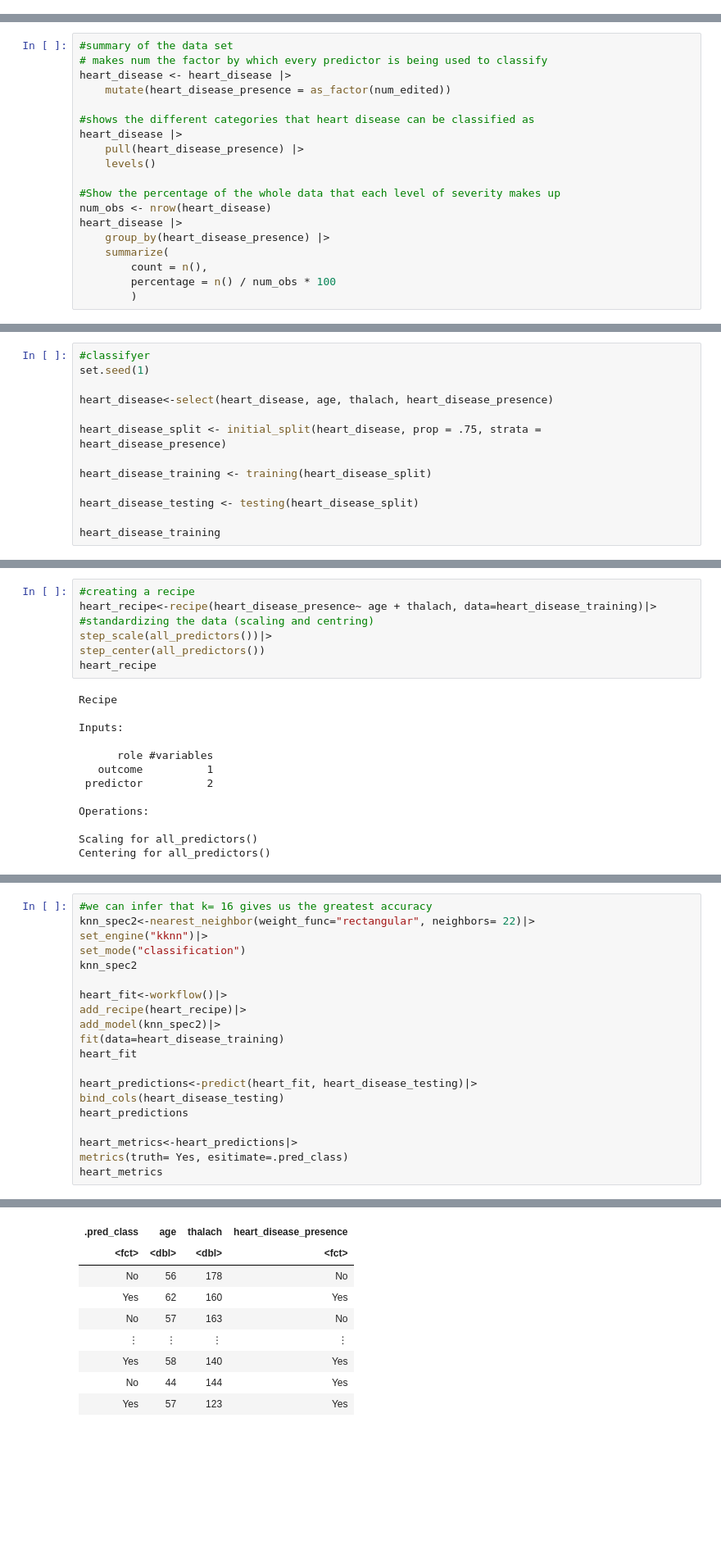
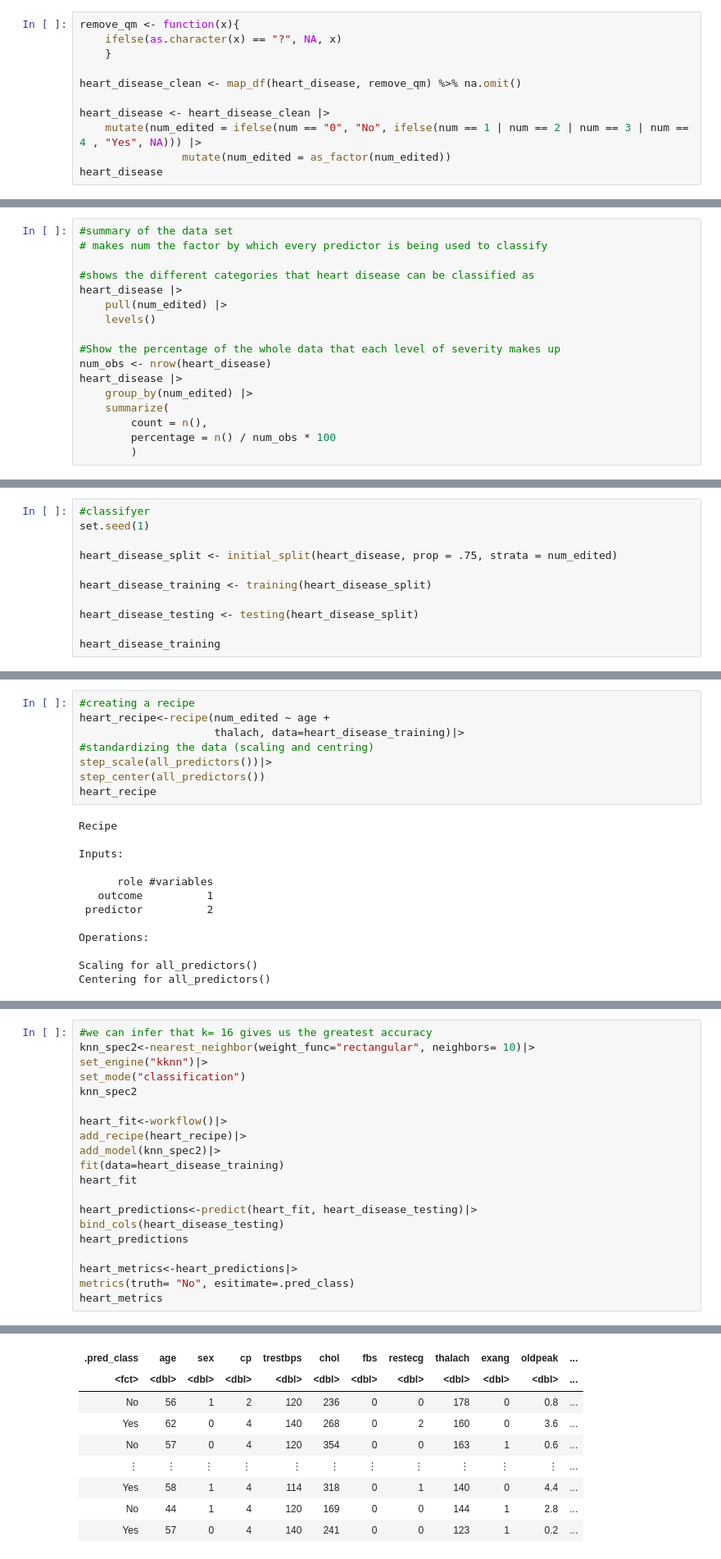
Before and after one commit to acorni02/dsci-100-2022w1-group-4, a Jupyter notebook: group_project_report.ipynb, the cells around one changed output, grey strips where cells are left out. Shown at 82% size. Cells and saved outputs as stored; diff of their text form; blank space fills up the shorter version.

Commit message:
fixed the issue with num_edited

```diff
--- a/group_project_report.ipynb
+++ b/group_project_report.ipynb
@@ -109,0 +83,11 @@ A tibble: 297 × 15
+# %%
+remove_qm <- function(x){
+    ifelse(as.character(x) == "?", NA, x)
+    }
+
+heart_disease_clean <- map_df(heart_disease, remove_qm) %>% na.omit()
+
+heart_disease <- heart_disease_clean |>
+    mutate(num_edited = ifelse(num == "0", "No", ifelse(num == 1 | num == 2 | num == 3 | num == 4 , "Yes", NA))) |>
+                mutate(num_edited = as_factor(num_edited))
+heart_disease
@@ -110,18 +105,16 @@ A tibble: 297 × 15
 # %%
 #summary of the data set
 # makes num the factor by which every predictor is being used to classify
-heart_disease <- heart_disease |>
-    mutate(heart_disease_presence = as_factor(num_edited))
 
 #shows the different categories that heart disease can be classified as
 heart_disease |>
-    pull(heart_disease_presence) |>
+    pull(num_edited) |>
     levels()
 
 #Show the percentage of the whole data that each level of severity makes up
 num_obs <- nrow(heart_disease)
 heart_disease |>
-    group_by(heart_disease_presence) |>
+    group_by(num_edited) |>
     summarize(
         count = n(),
         percentage = n() / num_obs * 100
@@ -150,9 +143,7 @@ age_thal
 #classifyer
 set.seed(1)
 
-heart_disease<-select(heart_disease, age, thalach, heart_disease_presence)
-
-heart_disease_split <- initial_split(heart_disease, prop = .75, strata = heart_disease_presence)
+heart_disease_split <- initial_split(heart_disease, prop = .75, strata = num_edited)
 
 heart_disease_training <- training(heart_disease_split)
 
@@ -173,6 +164,7 @@ A tibble: 222 × 3
 # %%
 #creating a recipe
-heart_recipe<-recipe(heart_disease_presence~ age + thalach, data=heart_disease_training)|>
+heart_recipe<-recipe(num_edited ~ age +
+                     thalach, data=heart_disease_training)|>
 #standardizing the data (scaling and centring)
 step_scale(all_predictors())|>
 step_center(all_predictors())
@@ -235,7 +227,7 @@ A tibble: 25 × 7
 [figure]
 # %%
 #we can infer that k= 16 gives us the greatest accuracy
-knn_spec2<-nearest_neighbor(weight_func="rectangular", neighbors= 22)|>
+knn_spec2<-nearest_neighbor(weight_func="rectangular", neighbors= 10)|>
 set_engine("kknn")|>
 set_mode("classification")
 knn_spec2
@@ -251,7 +243,7 @@ bind_cols(heart_disease_testing)
 heart_predictions
 
 heart_metrics<-heart_predictions|>
-metrics(truth= Yes, esitimate=.pred_class)
+metrics(truth= "No", esitimate=.pred_class)
 heart_metrics
 # %% [output]
 K-Nearest Neighbor Model Specification (classification)
@@ -284,9 +276,9 @@ A tibble: 75 × 4
-| .pred_class | age | thalach | heart_disease_presence |
-| <fct> | <dbl> | <dbl> | <fct> |
-| No | 56 | 178 | No |
-| Yes | 62 | 160 | Yes |
-| No | 57 | 163 | No |
-| ⋮ | ⋮ | ⋮ | ⋮ |
-| Yes | 58 | 140 | Yes |
-| No | 44 | 144 | Yes |
-| Yes | 57 | 123 | Yes |
+| .pred_class | age | sex | cp | trestbps | chol | fbs | restecg | thalach | exang | oldpeak | ... |
+| <fct> | <dbl> | <dbl> | <dbl> | <dbl> | <dbl> | <dbl> | <dbl> | <dbl> | <dbl> | <dbl> | ... |
+| No | 56 | 1 | 2 | 120 | 236 | 0 | 0 | 178 | 0 | 0.8 | ... |
+| Yes | 62 | 0 | 4 | 140 | 268 | 0 | 2 | 160 | 0 | 3.6 | ... |
+| No | 57 | 0 | 4 | 120 | 354 | 0 | 0 | 163 | 1 | 0.6 | ... |
+| ⋮ | ⋮ | ⋮ | ⋮ | ⋮ | ⋮ | ⋮ | ⋮ | ⋮ | ⋮ | ⋮ | ... |
+| Yes | 58 | 1 | 4 | 114 | 318 | 0 | 1 | 140 | 0 | 4.4 | ... |
+| No | 44 | 1 | 4 | 120 | 169 | 0 | 0 | 144 | 1 | 2.8 | ... |
+| Yes | 57 | 0 | 4 | 140 | 241 | 0 | 0 | 123 | 1 | 0.2 | ... |
```
Also changed, not shown: parts of 7 cells of this notebook.
